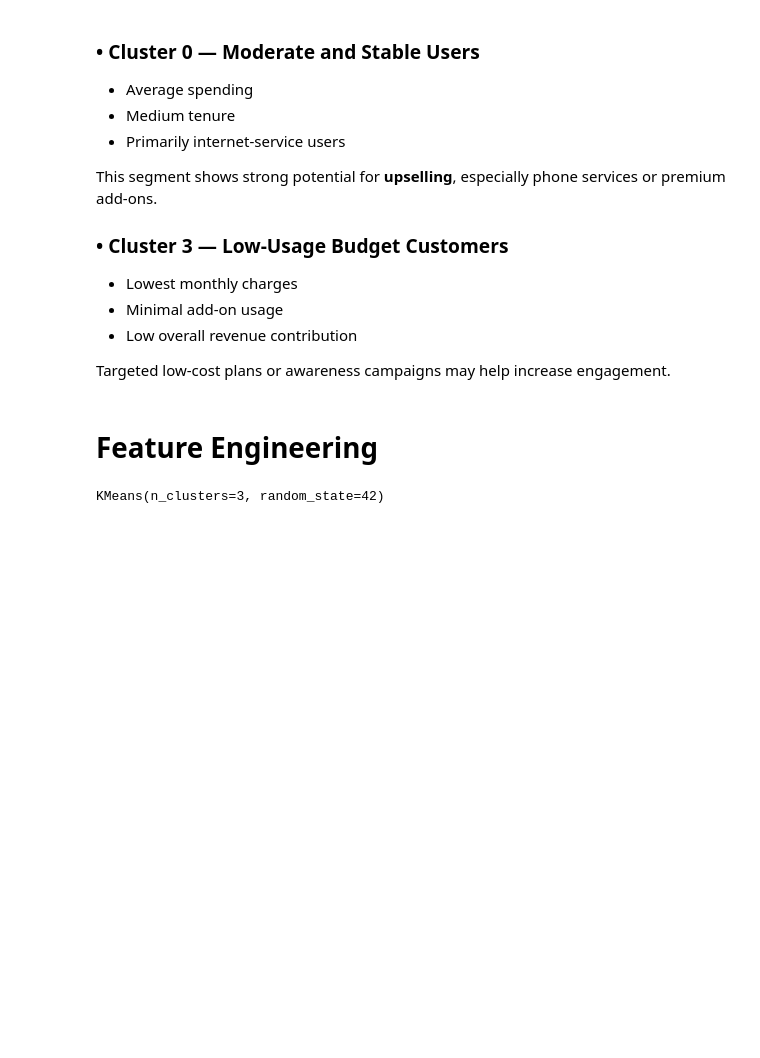
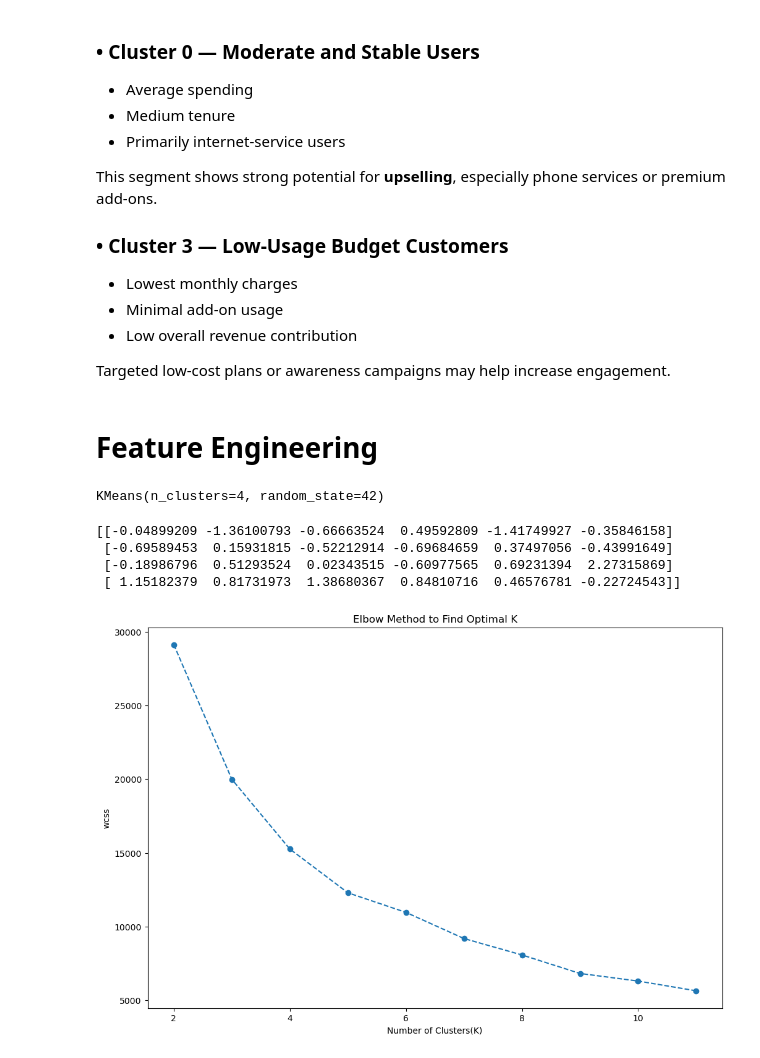
Before and after one commit to KaushalWalker/customer-segmentation-ml, a Jupyter notebook: customer_segmentation_project.ipynb, the cells around one changed output. Saved outputs shown, nothing was run; the diff lists cells and outputs as text; code cells hidden in the pictures; blank space fills up the shorter version.

```diff
--- a/customer_segmentation_project.ipynb
+++ b/customer_segmentation_project.ipynb
@@ -387,11 +387,11 @@ le_internet = LabelEncoder()
 X['Contract'] = le_contract.fit_transform(X['Contract'])
 X['InternetService'] = le_internet.fit_transform(X['InternetService'])
 # %%
-scaler = StandardScaler()
-X_scaled = scaler.fit_transform(X)
+standard_scaler = StandardScaler()
+X_scaled = standard_scaler.fit_transform(X)
 # %%
 
-kmeans_model = KMeans(n_clusters=3, random_state=42)
+kmeans_model = KMeans(n_clusters=4, random_state=42)
 kmeans_model.fit(X_scaled)
 # %% [output]
-KMeans(n_clusters=3, random_state=42)
+KMeans(n_clusters=4, random_state=42)
@@ -408,0 +398,29 @@ df.to_csv("customer_segments.csv", index=False)
+# %%
+print(kmeans_model.cluster_centers_)
+# %% [output]
+[[-0.04899209 -1.36100793 -0.66663524  0.49592809 -1.41749927 -0.35846158]
+ [-0.69589453  0.15931815 -0.52212914 -0.69684659  0.37497056 -0.43991649]
+ [-0.18986796  0.51293524  0.02343515 -0.60977565  0.69231394  2.27315869]
+ [ 1.15182379  0.81731973  1.38680367  0.84810716  0.46576781 -0.22724543]]
+# %%
+wcss = []
+silhoette_scores = []
+for i in range(2,12):
+    kmeans = KMeans(
+        n_clusters=i,
+        init='k-means++'
+    )
+
+    kmeans.fit(X_scaled)
+    wcss.append(kmeans.inertia_)
+    si_score = silhouette_score(X_scaled,kmeans.labels_)
+    silhoette_scores.append(si_score)
+# %%
+plt.figure(figsize=(12,8))
+plt.plot(range(2,12), wcss,marker='o', linestyle='--')
+plt.xlabel('Number of Clusters(K)')
+plt.ylabel('wcss')
+plt.title('Elbow Method to Find Optimal K')
+plt.show()
+# %% [output]
+[figure, added]
```
Also changed, not shown: parts of 4 cells of this notebook, 2 other files.
